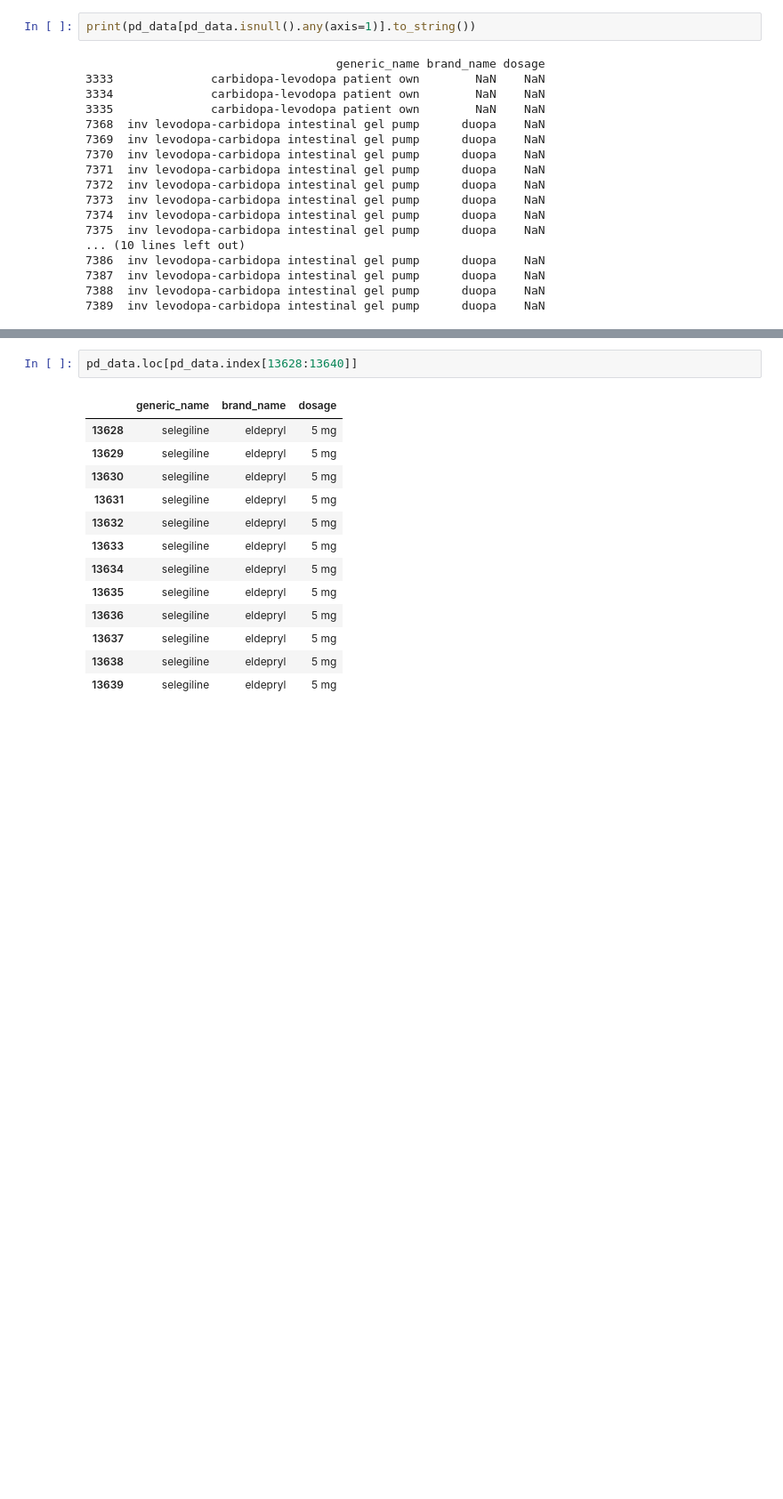
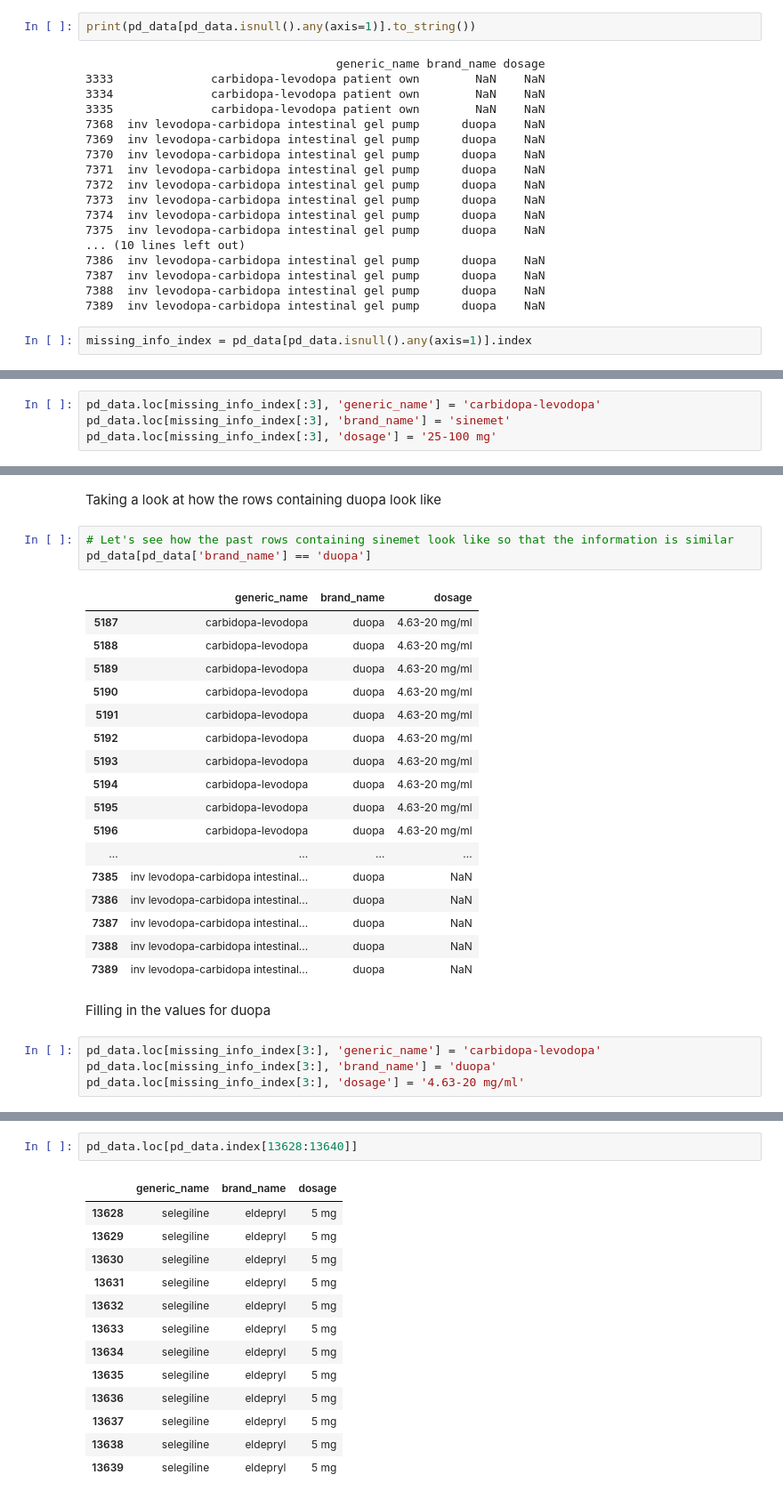
Before and after one commit to rdiazrincon/motor_fluctuations_pd, a Jupyter notebook: motor_fluctuations_pd.ipynb, the cells around one changed output, grey strips where cells are left out. Shown at 89% size. Cells and saved outputs as stored; diff of their text form; blank space fills up the shorter version.

Commit message:
Finished fixing missing values (dosage, drug_name) for df_pd

```diff
--- a/motor_fluctuations_pd.ipynb
+++ b/motor_fluctuations_pd.ipynb
@@ -712,3 +711,5 @@ print(pd_data[pd_data.isnull().any(axis=1)].to_string())
 7387  inv levodopa-carbidopa intestinal gel pump      duopa    NaN
 7388  inv levodopa-carbidopa intestinal gel pump      duopa    NaN
 7389  inv levodopa-carbidopa intestinal gel pump      duopa    NaN
+# %%
+missing_info_index = pd_data[pd_data.isnull().any(axis=1)].index
@@ -714,0 +760,4 @@ print(pd_data[pd_data.isnull().any(axis=1)].to_string())
+# %%
+pd_data.loc[missing_info_index[:3], 'generic_name'] = 'carbidopa-levodopa'
+pd_data.loc[missing_info_index[:3], 'brand_name'] = 'sinemet'
+pd_data.loc[missing_info_index[:3], 'dosage'] = '25-100 mg'
@@ -714,0 +771,29 @@ print(pd_data[pd_data.isnull().any(axis=1)].to_string())
+# %% [markdown]
+Taking a look at how the rows containing duopa look like
+# %%
+# Let's see how the past rows containing sinemet look like so that the information is similar
+pd_data[pd_data['brand_name'] == 'duopa']
+# %% [output]
+|  | generic_name | brand_name | dosage |
+| 5187 | carbidopa-levodopa | duopa | 4.63-20 mg/ml |
+| 5188 | carbidopa-levodopa | duopa | 4.63-20 mg/ml |
+| 5189 | carbidopa-levodopa | duopa | 4.63-20 mg/ml |
+| 5190 | carbidopa-levodopa | duopa | 4.63-20 mg/ml |
+| 5191 | carbidopa-levodopa | duopa | 4.63-20 mg/ml |
+| 5192 | carbidopa-levodopa | duopa | 4.63-20 mg/ml |
+| 5193 | carbidopa-levodopa | duopa | 4.63-20 mg/ml |
+| 5194 | carbidopa-levodopa | duopa | 4.63-20 mg/ml |
+| 5195 | carbidopa-levodopa | duopa | 4.63-20 mg/ml |
+| 5196 | carbidopa-levodopa | duopa | 4.63-20 mg/ml |
+| ... | ... | ... | ... |
+| 7385 | inv levodopa-carbidopa intestinal... | duopa | NaN |
+| 7386 | inv levodopa-carbidopa intestinal... | duopa | NaN |
+| 7387 | inv levodopa-carbidopa intestinal... | duopa | NaN |
+| 7388 | inv levodopa-carbidopa intestinal... | duopa | NaN |
+| 7389 | inv levodopa-carbidopa intestinal... | duopa | NaN |
+# %% [markdown]
+Filling in the values for duopa
+# %%
+pd_data.loc[missing_info_index[3:], 'generic_name'] = 'carbidopa-levodopa'
+pd_data.loc[missing_info_index[3:], 'brand_name'] = 'duopa'
+pd_data.loc[missing_info_index[3:], 'dosage'] = '4.63-20 mg/ml'
```
Also changed, not shown: parts of 25 cells of this notebook.
